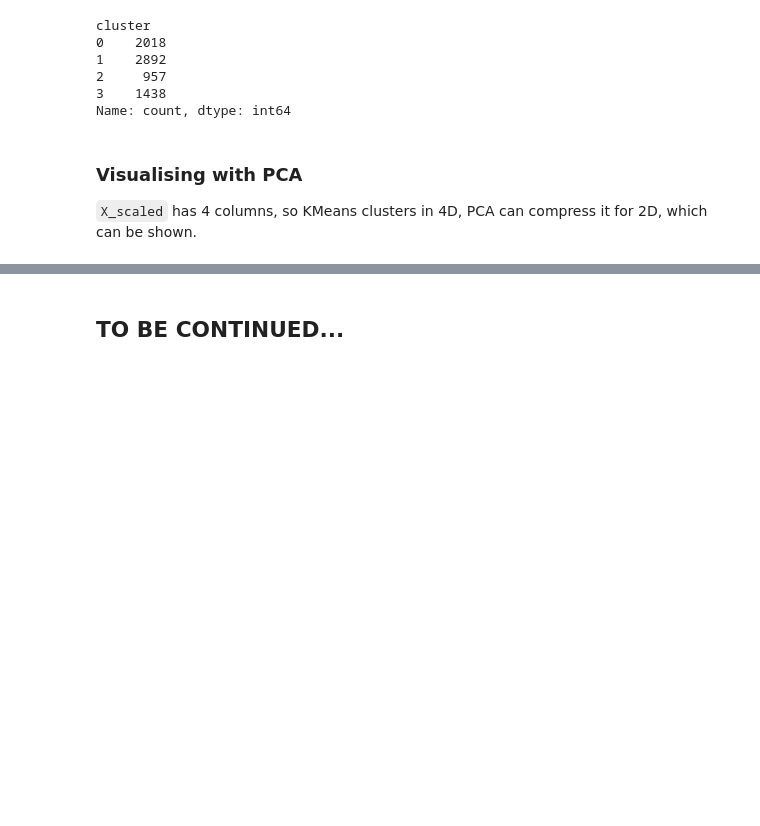
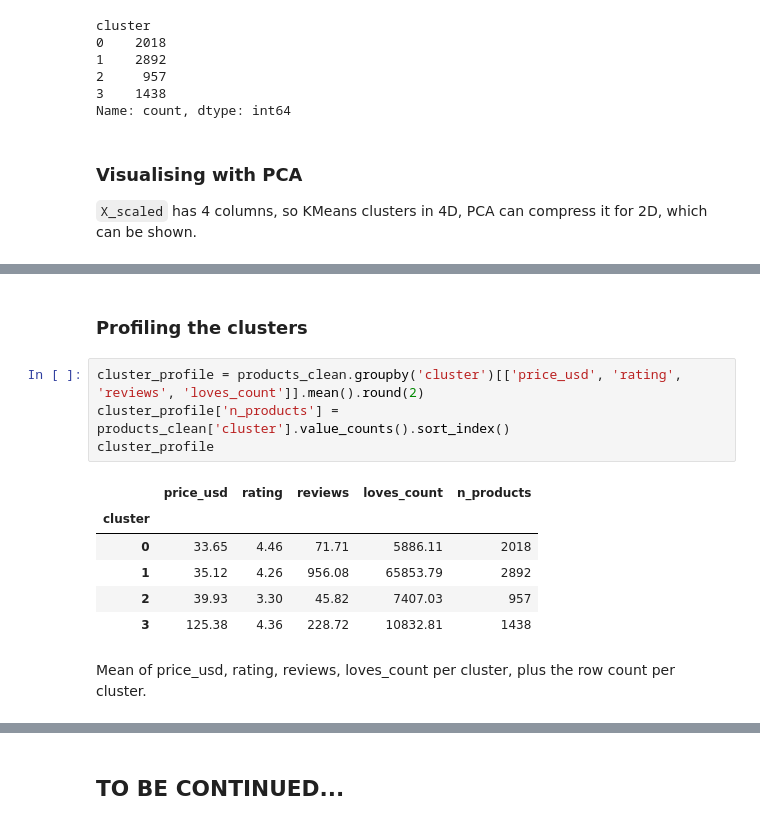
Before and after one commit to imgabrielas/Sephora, a Jupyter notebook: 03_product_clustering.ipynb, the cells around one changed output, grey strips where cells are left out. Drawn from its saved outputs; the diff is of its cells as text; blank space fills up the shorter version.

```diff
--- a/03_product_clustering.ipynb
+++ b/03_product_clustering.ipynb
@@ -200,0 +201,15 @@ Explained variance: 71.5%
+# %% [markdown]
+### Profiling the clusters
+# %%
+cluster_profile = products_clean.groupby('cluster')[['price_usd', 'rating', 'reviews', 'loves_count']].mean().round(2)
+cluster_profile['n_products'] = products_clean['cluster'].value_counts().sort_index()
+cluster_profile
+# %% [output]
+|  | price_usd | rating | reviews | loves_count | n_products |
+| cluster |  |  |  |  |  |
+| 0 | 33.65 | 4.46 | 71.71 | 5886.11 | 2018 |
+| 1 | 35.12 | 4.26 | 956.08 | 65853.79 | 2892 |
+| 2 | 39.93 | 3.30 | 45.82 | 7407.03 | 957 |
+| 3 | 125.38 | 4.36 | 228.72 | 10832.81 | 1438 |
+# %% [markdown]
+Mean of price_usd, rating, reviews, loves_count per cluster, plus the row count per cluster.
```
Also changed, not shown: parts of 6 cells of this notebook.
